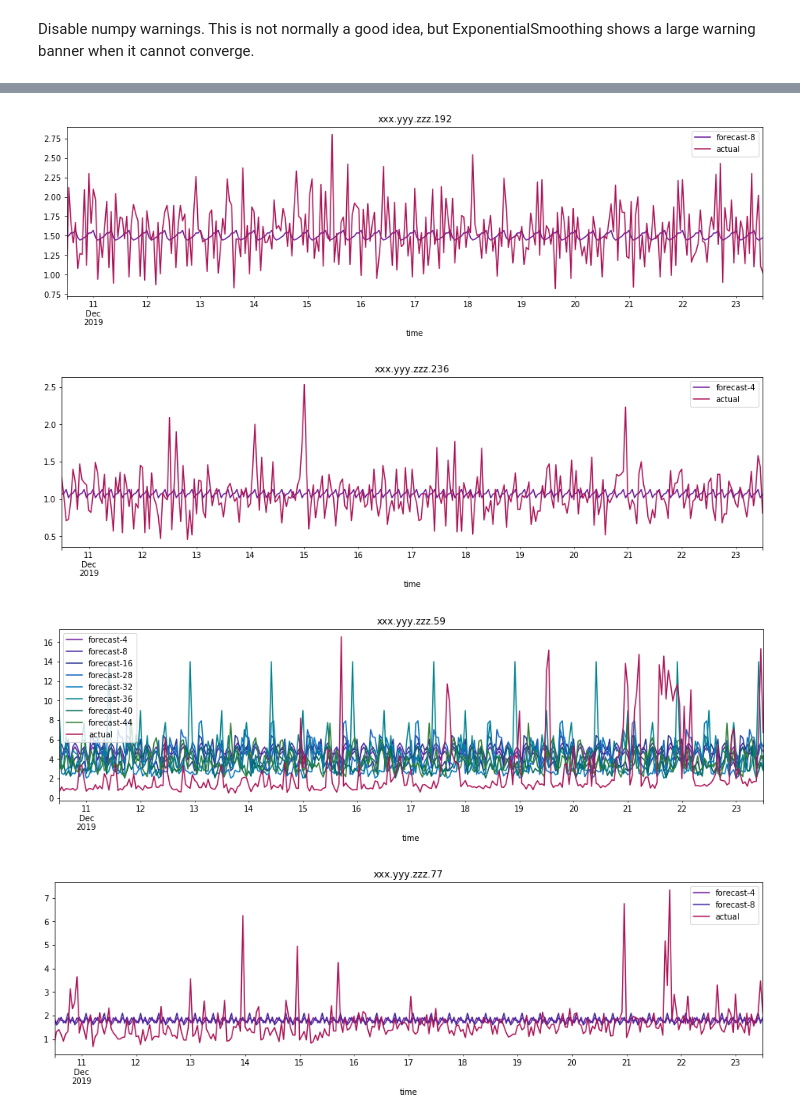
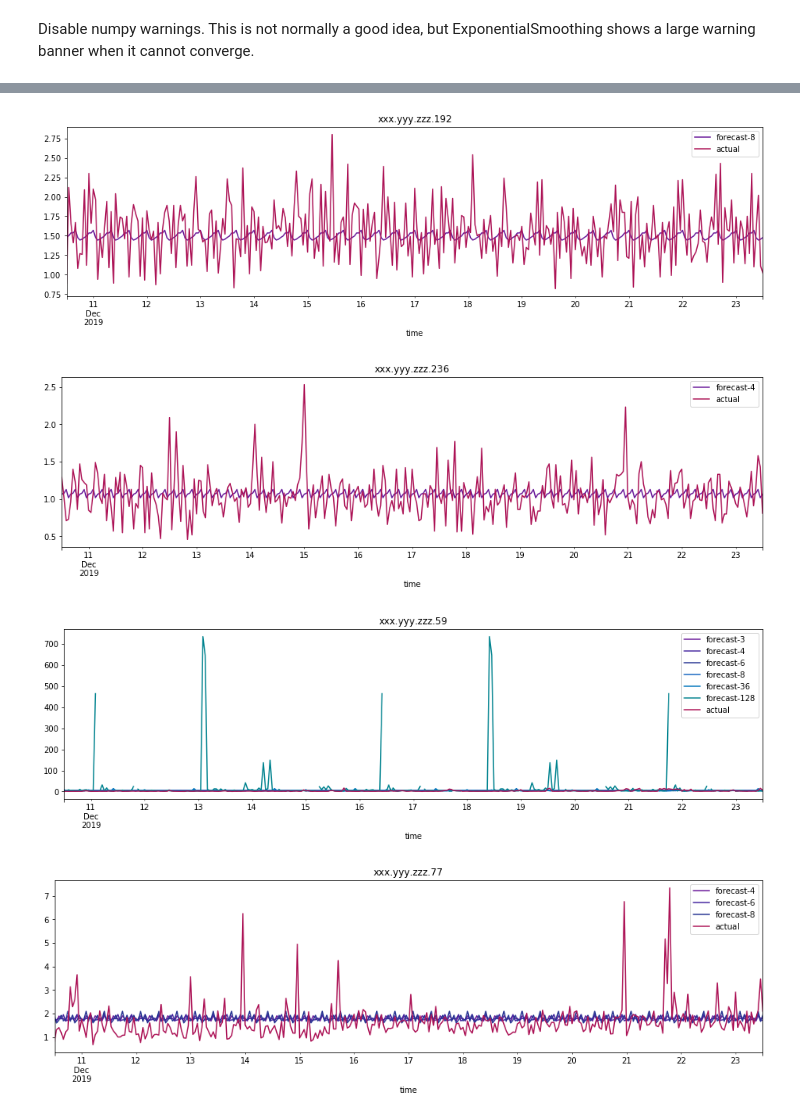
Before and after one commit to ssube/prometheus-sql-adapter, a Jupyter notebook: jupyter/agg_instance_load_holtwinters.ipynb, the cells around one changed output, grey strips where cells are left out. Cells and saved outputs as stored; diff of their text form; code cells hidden in the pictures.

Commit message:
feat(jupyter): provide tuned periods for holt-winters

```diff
--- a/jupyter/agg_instance_load_holtwinters.ipynb
+++ b/jupyter/agg_instance_load_holtwinters.ipynb
@@ -87,22 +87,27 @@ warnings.filterwarnings("ignore")
 %matplotlib inline
 
 palette_fit = [
-    '#6a1b9a', '#4527a0', '#283593', '#1565c0',
-    '#0277bd', '#00838f', '#00695c', '#2e7d32'
+    '#6A1B9A', '#4527A0', '#283593', '#1565C0',
+    '#0277BD', '#00838F', '#00695C', '#2E7D32',
+    '#558B2F', '#9E9D24', '#F9A825', '#FF8F00',
+    '#EF6C00', '#D84315', '#C62828', '#4E342E',
 ]
-palette_key = '#ad1457'
+palette_key = '#AD1457'
 
 period_hour = 4
 period_num = 12
+
+uniform_periods = np.linspace(period_hour, period_hour * period_num, period_num)
+specific_periods = [3, 4, 6, 8, 12, 24, 36, 48, 72, 128, 168]
 
 tf = pd.DataFrame(data=tload, copy=True)
 for row in tf:
     fload = tf[row]
     vals = np.array(fload.to_numpy(np.float64).flat)
 
-    print(f'Fitting trends for {fload.name}...', end=' ')
+    print(f'Fitting trends for {fload.name}...')
     fss = []
-    for period in np.linspace(period_hour, period_hour * period_num, period_num):
+    for period in specific_periods:
         try:
             ip = int(period)
             print(f'{ip} hours;', end=' ')
@@ -115,7 +120,7 @@ for row in tf:
                 fs = pd.Series(forecast, name=f'forecast-{ip}', index=fload.index)
                 fss.append(fs)
         except:
-            print(f'error fitting {row} at {period} hour period')
+            print(f'error at {ip}')
 
     print()
     print(f'Plotting {fload.name}')
@@ -151,4 +155,4 @@ Plotting xxx.yyy.zzz.99
 [figure]
 [figure]
-[figure, old version]
+[figure, new version]
-[figure, old version]
+[figure, new version]
```
Also changed, not shown: parts of 1 cell of this notebook, 1 other file.
